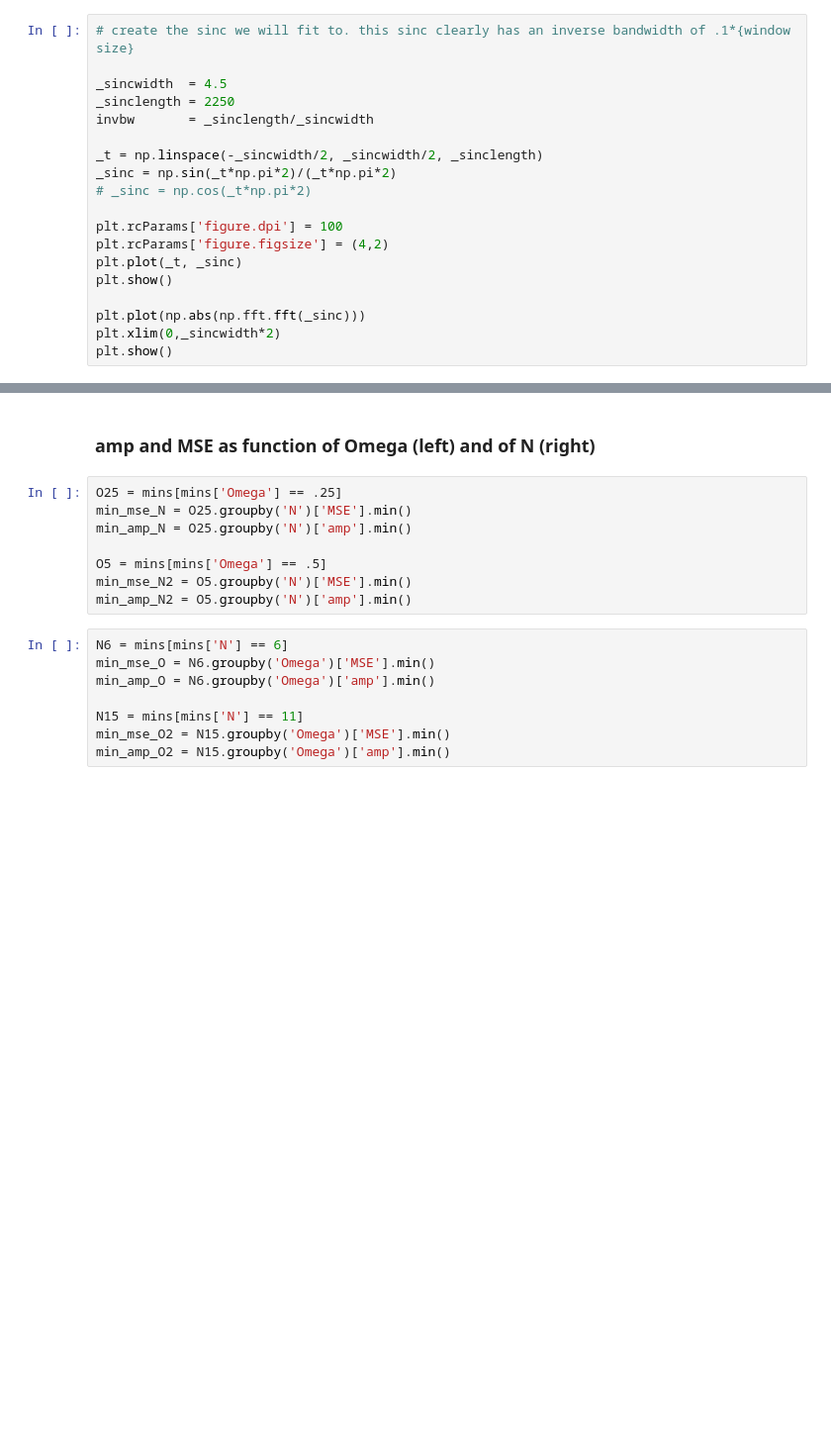
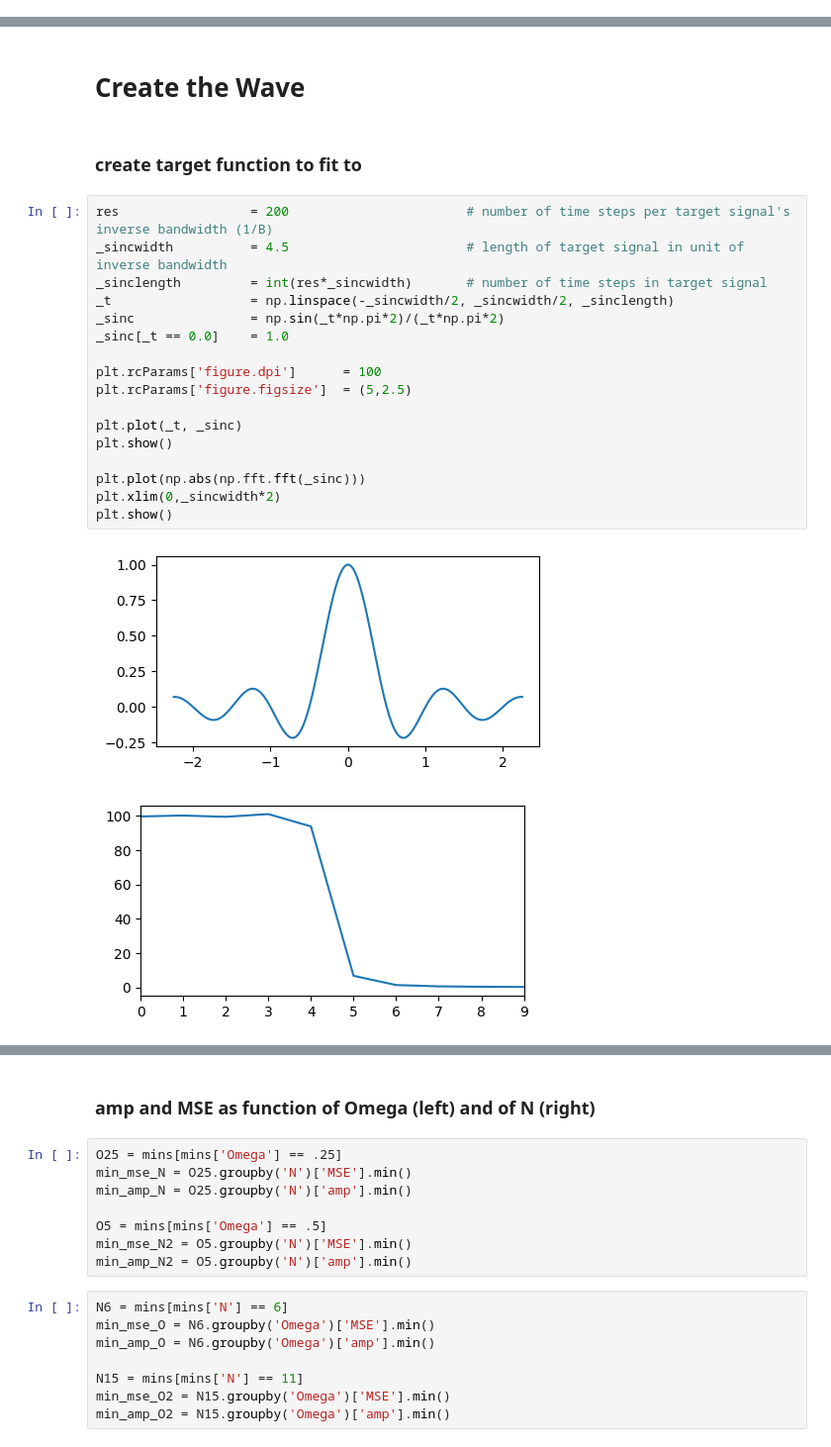
Before and after one commit to dwhite25/Reconstructing-Superoscillations, a Jupyter notebook: reconstructing_superoscillations.ipynb, the cells around one changed output, grey strips where cells are left out. Shown at 99% size. Saved outputs shown, nothing was run; the diff lists cells and outputs as text; blank space fills up the shorter version.

```diff
--- a/reconstructing_superoscillations.ipynb
+++ b/reconstructing_superoscillations.ipynb
@@ -69,19 +0,0 @@ def dlog(wave):
-# %%
-# create the sinc we will fit to. this sinc clearly has an inverse bandwidth of .1*{window size}
-
-_sincwidth  = 4.5
-_sinclength = 2250
-invbw       = _sinclength/_sincwidth
-
-_t = np.linspace(-_sincwidth/2, _sincwidth/2, _sinclength)
-_sinc = np.sin(_t*np.pi*2)/(_t*np.pi*2)
-# _sinc = np.cos(_t*np.pi*2)
-
-plt.rcParams['figure.dpi'] = 100
-plt.rcParams['figure.figsize'] = (4,2)
-plt.plot(_t, _sinc)
-plt.show()
-
-plt.plot(np.abs(np.fft.fft(_sinc)))
-plt.xlim(0,_sincwidth*2)
-plt.show()
@@ -473,0 +69,24 @@ mins.columns = ['N', 'Omega', 'omega_min', 'amp', 'MSE']
+# %% [markdown]
+# Create the Wave
+# %% [markdown]
+### create target function to fit to
+# %%
+res                 = 200                       # number of time steps per target signal's inverse bandwidth (1/B)
+_sincwidth          = 4.5                       # length of target signal in unit of inverse bandwidth
+_sinclength         = int(res*_sincwidth)       # number of time steps in target signal
+_t                  = np.linspace(-_sincwidth/2, _sincwidth/2, _sinclength)
+_sinc               = np.sin(_t*np.pi*2)/(_t*np.pi*2)
+_sinc[_t == 0.0]    = 1.0
+
+plt.rcParams['figure.dpi']      = 100
+plt.rcParams['figure.figsize']  = (5,2.5)
+
+plt.plot(_t, _sinc)
+plt.show()
+
+plt.plot(np.abs(np.fft.fft(_sinc)))
+plt.xlim(0,_sincwidth*2)
+plt.show()
+# %% [output]
+[figure, added]
+[figure, added]
```
Also changed, not shown: parts of 78 cells of this notebook.
